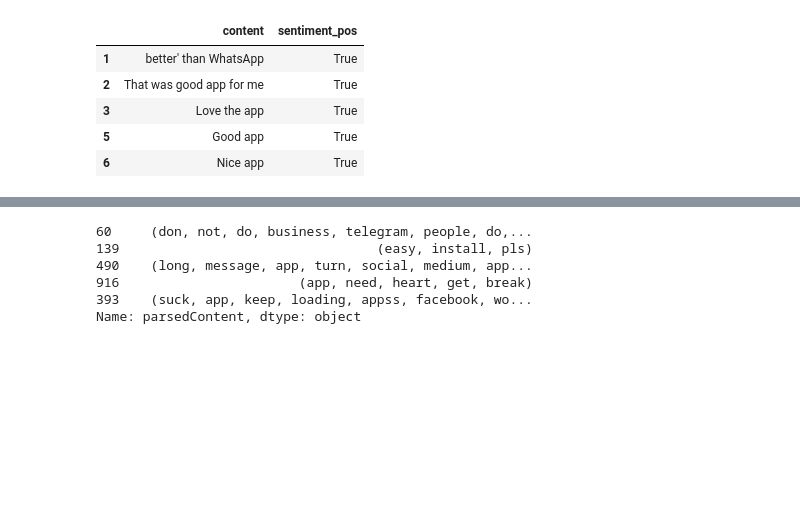
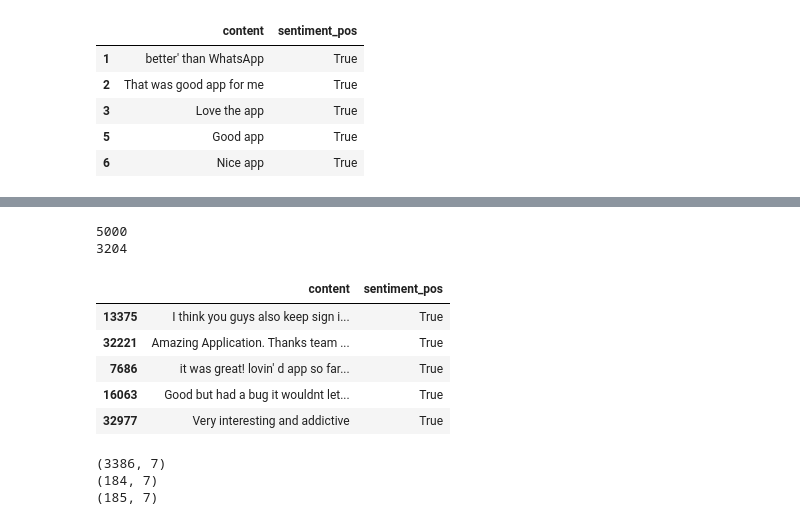
Before and after one commit to Yes-and/text-analytics-semestral-work, a Jupyter notebook: text_analytics_processing_and_model.ipynb, the cells around one changed output, grey strips where cells are left out. Drawn from its saved outputs; the diff is of its cells as text; code cells hidden in the pictures; blank space fills up the shorter version.

```diff
--- a/text_analytics_processing_and_model.ipynb
+++ b/text_analytics_processing_and_model.ipynb
@@ -214,7 +202,7 @@ def preprocess_text(doc):
     return new_doc
 
 # Add the component to the pipeline
-nlp.add_pipe("preprocess_text", name="preprocess_text", last=True)
+nlp.add_pipe("preprocess_text", name="text_preprocessor", last=True)
 # nlp.remove_pipe("text_preprocessor")
 # %% [output]
 <function __main__.preprocess_text(doc)>
@@ -270,3 +262,29 @@ df_use[["content", "sentiment_pos"]].head()
 | 3 | Love the app | True |
 | 5 | Good app | True |
 | 6 | Nice app | True |
+# %%
+# We will extend our training dataset using Threads reviews
+# https://www.kaggle.com/datasets/jayagopal20/threads-app-reviews-dataset?resource=download
+df2 = pd.read_csv("threads_reviews.csv").reset_index(drop=True)
+df2["app_id"] = df2["source"].apply(lambda x: "com.instagram.barcelona")
+df2["at"] = df2["review_date"]
+df2["content"] = df2["review_description"]
+df2["score"] = df2["rating"]
+df2[["content", "score", "at", "app_id"]].head()
+
+# We will use a random sample of 5000 reviews
+df2 = df2.sample(n=5000, random_state=42).copy()
+# %%
+# We will also parse our second dataset
+parsed_reviews = []
+counter = 0
+for i in list(df2.index):
+  content = df2.at[i, "content"]
+  parsed = nlp(content)
+  if counter < 10:
+    print("content:", content)
+    print("parsed:", parsed)
+    print("#"*10)
+  parsed_reviews.append(parsed)
+  counter += 1
+df2["parsedContent"] = parsed_reviews
@@ -273,2 +309,22 @@ df_use[["content", "sentiment_pos"]].head()
+# %%
+# Parsing Threads reviews leaves around 60% usable
+print(df2.shape[0])
+df_use2 = df2.loc[df2["parsedContent"].apply(lambda x: len(x)>1)].copy()
+print(df_use2.shape[0])
+# %% [output]
+5000
+3204
+# %%
+# We will also make this dataset fit for training
+df_use2["sentiment_pos"] = df_use2["score"].apply(lambda x: x>3)
+df_use2['cats'] = [{'POSITIVE': y==True, 'NEGATIVE': y==False} for y in df_use2['sentiment_pos']]
+df_use2[["content", "sentiment_pos"]].head()
+# %% [output]
+|  | content | sentiment_pos |
+| 13375 | I think you guys also keep sign i... | True |
+| 32221 | Amazing Application. Thanks team ... | True |
+| 7686 | it was great! lovin' d app so far... | True |
+| 16063 | Good but had a bug it wouldnt let... | True |
+| 32977 | Very interesting and addictive | True |
 # %%
 # Randomly sample for a training dataset, use the rest for testing
@@ -278,12 +340,11 @@ df_test = df_use.drop(df_train.index).drop(df_dev.index).copy()
-# %%
-df_train["parsedContent"].head()
-# %% [output]
-60     (don, not, do, business, telegram, people, do,...
-139                                 (easy, install, pls)
-490    (long, message, app, turn, social, medium, app...
-916                       (app, need, heart, get, break)
-393    (suck, app, keep, loading, appss, facebook, wo...
-Name: parsedContent, dtype: object
+# %%
+print(df_train.shape) # Training dataset is quite large
+print(df_dev.shape)
+print(df_test.shape)
+# %% [output]
+(3386, 7)
+(184, 7)
+(185, 7)
 # %%
 from spacy.training import Example
 from spacy.tokens import DocBin
```
Also changed, not shown: parts of 24 cells of this notebook.
